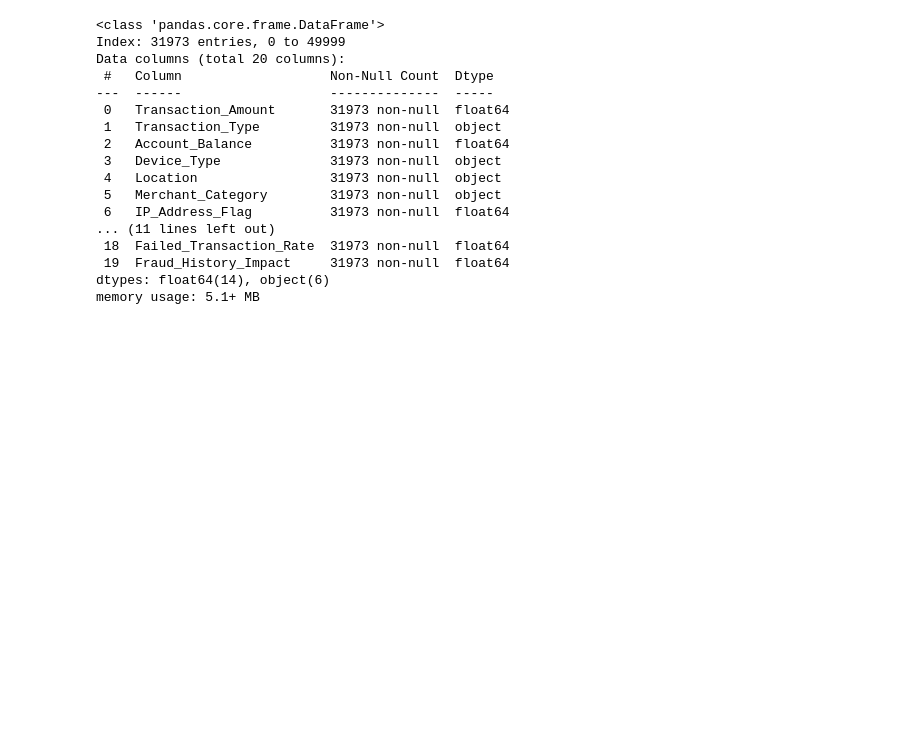
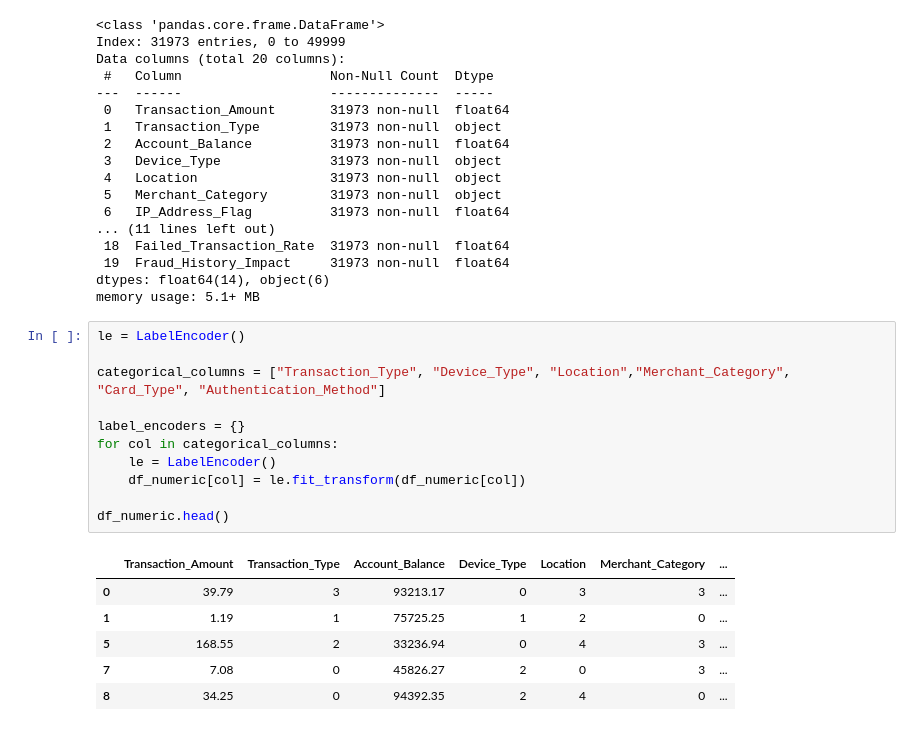
Before and after one commit to Farazmghm/fraud_detection, a Jupyter notebook: Credit_card_fraud_detection.ipynb, the cells around one changed output. Drawn from its saved outputs; the diff is of its cells as text; blank space fills up the shorter version.

Commit message:
Numeric

```diff
--- a/Credit_card_fraud_detection.ipynb
+++ b/Credit_card_fraud_detection.ipynb
@@ -585,3 +585,21 @@ Data columns (total 20 columns):
  19  Fraud_History_Impact     31973 non-null  float64
 dtypes: float64(14), object(6)
 memory usage: 5.1+ MB
+# %%
+le = LabelEncoder()
+
+categorical_columns = ["Transaction_Type", "Device_Type", "Location","Merchant_Category", "Card_Type", "Authentication_Method"]
+
+label_encoders = {}
+for col in categorical_columns:
+    le = LabelEncoder()
+    df_numeric[col] = le.fit_transform(df_numeric[col])
+
+df_numeric.head()
+# %% [output]
+|  | Transaction_Amount | Transaction_Type | Account_Balance | Device_Type | Location | Merchant_Category | ... |
+| 0 | 39.79 | 3 | 93213.17 | 0 | 3 | 3 | ... |
+| 1 | 1.19 | 1 | 75725.25 | 1 | 2 | 0 | ... |
+| 5 | 168.55 | 2 | 33236.94 | 0 | 4 | 3 | ... |
+| 7 | 7.08 | 0 | 45826.27 | 2 | 0 | 3 | ... |
+| 8 | 34.25 | 0 | 94392.35 | 2 | 4 | 0 | ... |
```
Also changed, not shown: parts of 1 cell of this notebook.
